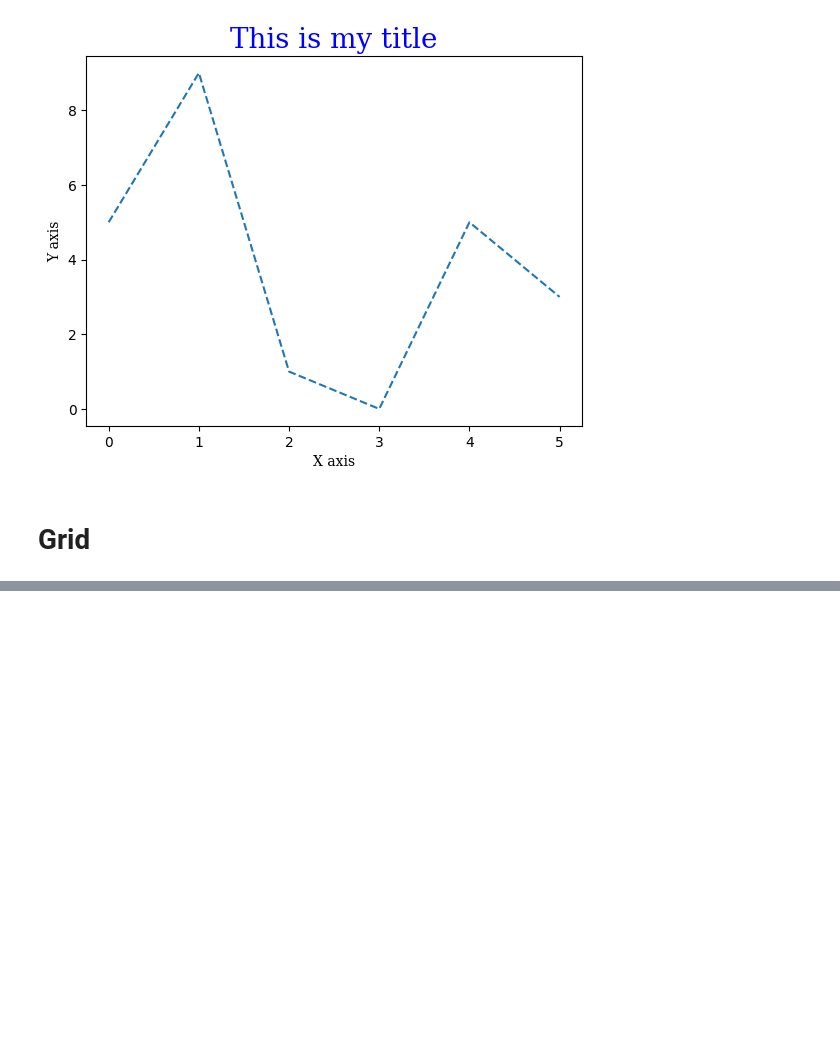
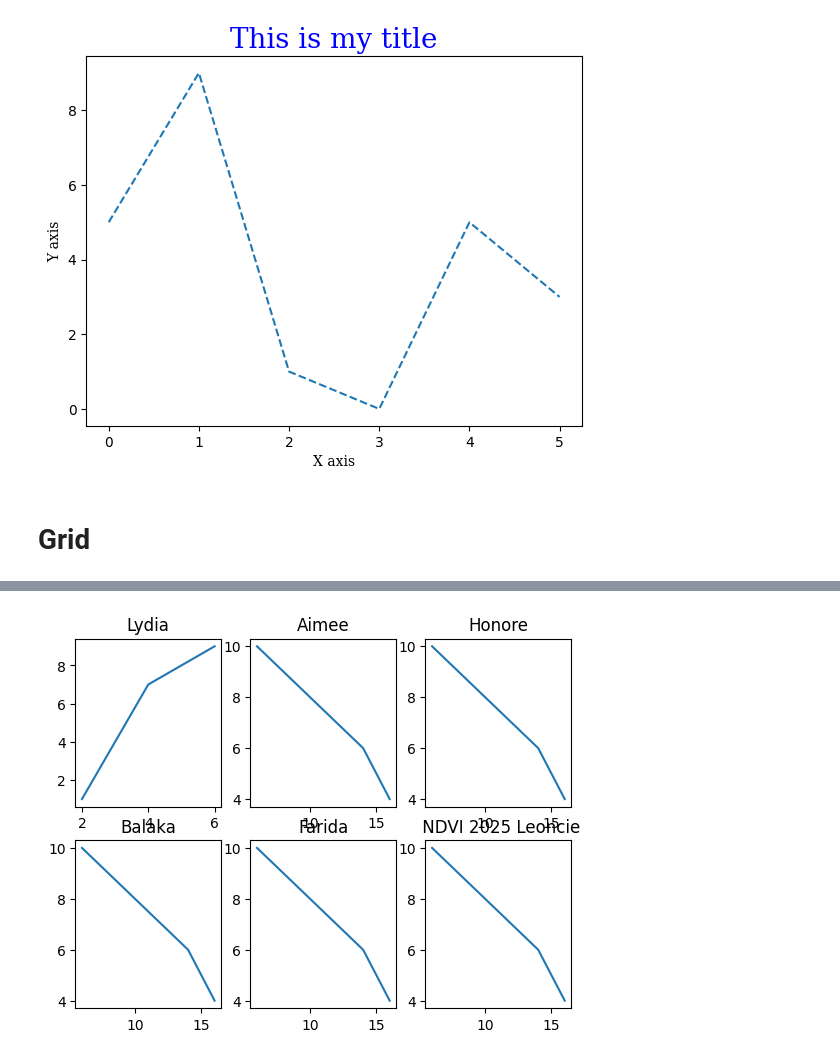
Before and after one commit to KingVik-Planet/EcoMappers_Training_Project, a Jupyter notebook: Matplotlib.ipynb, the cells around one changed output, grey strips where cells are left out. Cells and saved outputs as stored; diff of their text form; code cells hidden in the pictures; blank space fills up the shorter version.

```diff
--- a/Matplotlib.ipynb
+++ b/Matplotlib.ipynb
@@ -157,0 +206,50 @@ plt.show()
+# %%
+#Plot 1
+x = np.array([2, 4, 6])
+y = np.array([1, 7, 9])
+plt.subplot(2, 3, 1)
+# 1 = row, 2  = column,
+plt.title("Lydia")
+plt.plot(x,y)
+
+#Plot 2
+
+x1 = np.array([6, 14, 16])
+y1 = np.array([10, 6, 4])
+plt.subplot(2, 3,2)
+plt.title("Aimee")
+plt.plot(x1,y1)
+
+#Plot 3
+x2 = np.array([6, 14, 16])
+y2 = np.array([10, 6, 4])
+plt.subplot(2, 3,3)
+plt.title("Honore")
+plt.plot(x2,y2)
+
+#Plot 3
+x3 = np.array([6, 14, 16])
+y3 = np.array([10, 6, 4])
+plt.subplot(2, 3,4)
+plt.title("Balaka")
+plt.plot(x3,y3)
+
+
+#Plot 5
+x3 = np.array([6, 14, 16])
+y3 = np.array([10, 6, 4])
+plt.subplot(2, 3,5)
+plt.title("Farida")
+plt.plot(x3,y3)
+
+#Plot 5
+x3 = np.array([6, 14, 16])
+y3 = np.array([10, 6, 4])
+plt.subplot(2, 3,6)
+plt.title(" NDVI 2025 Leoncie")
+plt.plot(x3,y3)
+
+plt.show()
+#
+# %% [output]
+[figure, added]
```
Also changed, not shown: parts of 17 cells of this notebook.
